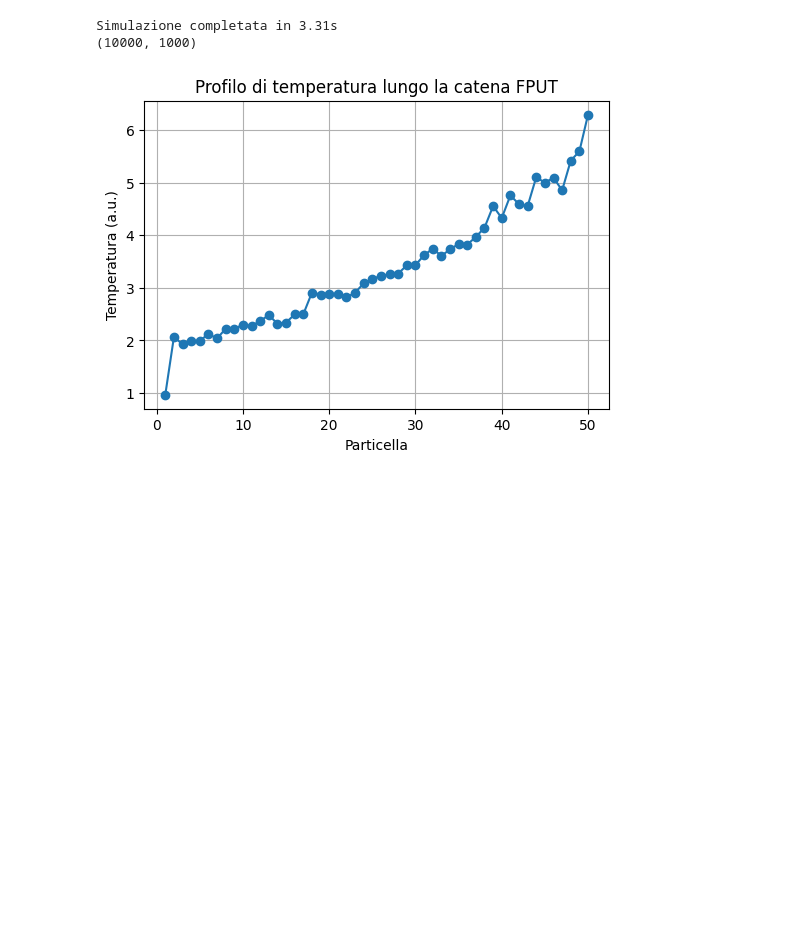
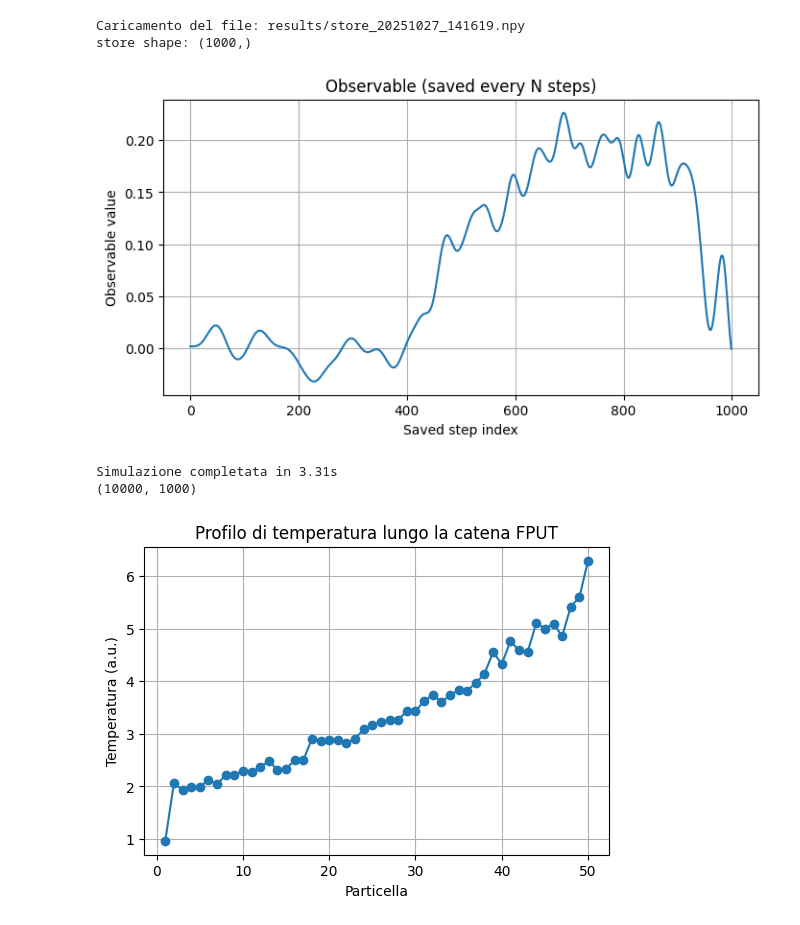
Before and after one commit to vdiflorio/1Dchain, a Jupyter notebook: test_jax.ipynb, the cells around one changed output. Drawn from its saved outputs; the diff is of its cells as text; code cells hidden in the pictures; blank space fills up the shorter version.

```diff
--- a/test_jax.ipynb
+++ b/test_jax.ipynb
@@ -87,3 +542,35 @@ plt.show()
+# %%
+# --- 1. Find the most recent result file ---
+results_dir = "results"
+
+# List all .npy files in the folder
+files = [f for f in os.listdir(results_dir) if f.endswith(".npy")]
+if not files:
+    raise FileNotFoundError("Nessun file .npy trovato nella cartella 'results'.")
+
+# Sort by modification time to get the most recent
+files = sorted(files, key=lambda f: os.path.getmtime(os.path.join(results_dir, f)))
+latest_file = os.path.join(results_dir, files[-1])
+
+print(f"Caricamento del file: {latest_file}")
+
+# --- 2. Load the stored observable ---
+store = np.load(latest_file)
+
+print(f"store shape: {store.shape}")
+
+# --- 3. Plot ---
+plt.figure(figsize=(8, 4))
+plt.plot(store)
+plt.title("Observable (saved every N steps)")
+plt.xlabel("Saved step index")
+plt.ylabel("Observable value")
+plt.grid(True)
+plt.show()
+# %% [output]
+Caricamento del file: results/store_20251027_141619.npy
+store shape: (1000,)
+[figure, added]
 # %%
 import jax
 import jax.numpy as jnp
```
Also changed, not shown: parts of 3 cells of this notebook, 1 other file.
